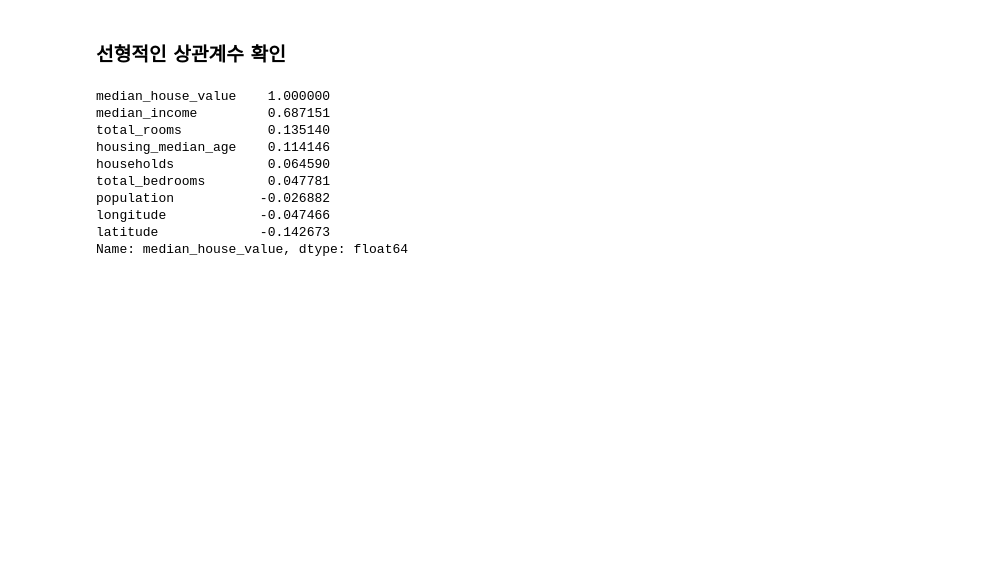
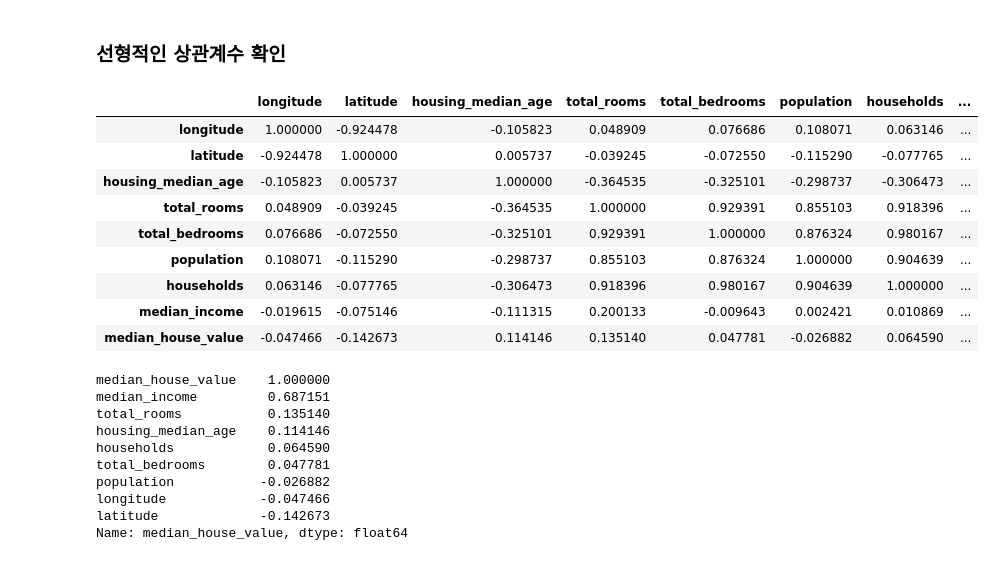
Before and after one commit to Arachneee/Hands-on-machine-learning, a Jupyter notebook: Housing.ipynb, the cells around one changed output. Cells and saved outputs as stored; diff of their text form; code cells hidden in the pictures; blank space fills up the shorter version.

Commit message:
housing

```diff
--- a/Housing.ipynb
+++ b/Housing.ipynb
@@ -135,6 +139,18 @@ plt.legend()
 ### 선형적인 상관계수 확인
 # %%
 corr_matrix = housing.corr()
+corr_matrix
+# %% [output]
+|  | longitude | latitude | housing_median_age | total_rooms | total_bedrooms | population | households | ... |
+| longitude | 1.000000 | -0.924478 | -0.105823 | 0.048909 | 0.076686 | 0.108071 | 0.063146 | ... |
+| latitude | -0.924478 | 1.000000 | 0.005737 | -0.039245 | -0.072550 | -0.115290 | -0.077765 | ... |
+| housing_median_age | -0.105823 | 0.005737 | 1.000000 | -0.364535 | -0.325101 | -0.298737 | -0.306473 | ... |
+| total_rooms | 0.048909 | -0.039245 | -0.364535 | 1.000000 | 0.929391 | 0.855103 | 0.918396 | ... |
+| total_bedrooms | 0.076686 | -0.072550 | -0.325101 | 0.929391 | 1.000000 | 0.876324 | 0.980167 | ... |
+| population | 0.108071 | -0.115290 | -0.298737 | 0.855103 | 0.876324 | 1.000000 | 0.904639 | ... |
+| households | 0.063146 | -0.077765 | -0.306473 | 0.918396 | 0.980167 | 0.904639 | 1.000000 | ... |
+| median_income | -0.019615 | -0.075146 | -0.111315 | 0.200133 | -0.009643 | 0.002421 | 0.010869 | ... |
+| median_house_value | -0.047466 | -0.142673 | 0.114146 | 0.135140 | 0.047781 | -0.026882 | 0.064590 | ... |
 # %%
 corr_matrix["median_house_value"].sort_values(ascending=False)
 # %% [output]
```
Also changed, not shown: parts of 6 cells of this notebook.
